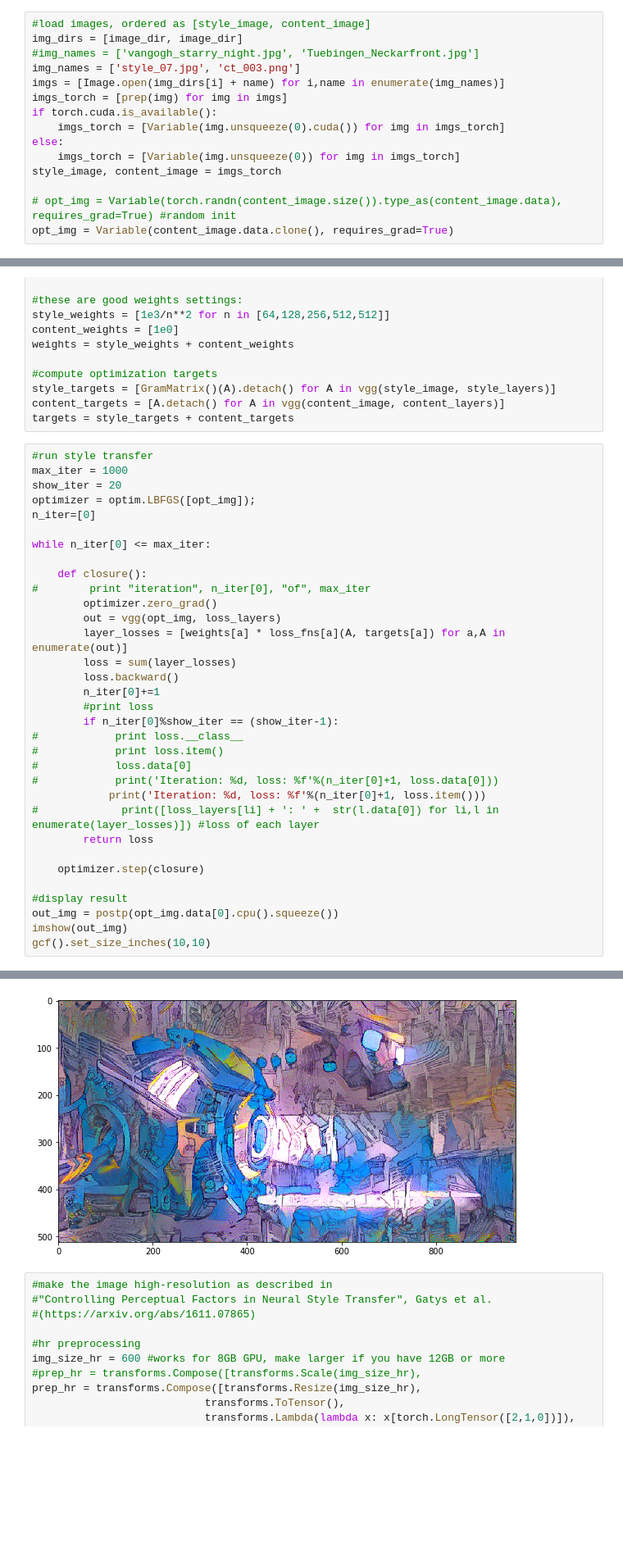
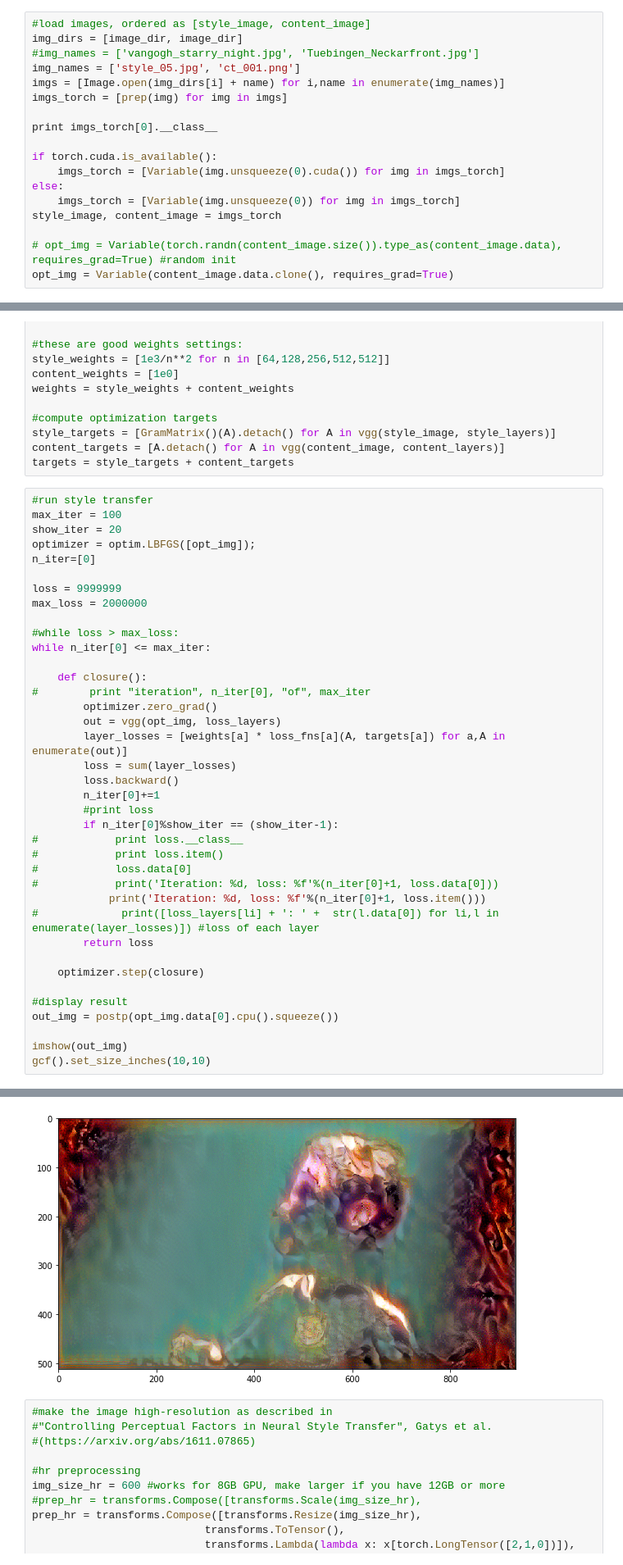
Before and after one commit to fdan/PytorchNeuralStyleTransfer, a Jupyter notebook: NeuralStyleTransfer.ipynb, the cells around one changed output, grey strips where cells are left out. Shown: that part at 82% size. Saved outputs shown, nothing was run; the diff lists cells and outputs as text; blank space fills up the shorter version.

```diff
--- a/NeuralStyleTransfer.ipynb
+++ b/NeuralStyleTransfer.ipynb
@@ -128,9 +128,12 @@ if torch.cuda.is_available():
 #load images, ordered as [style_image, content_image]
 img_dirs = [image_dir, image_dir]
 #img_names = ['vangogh_starry_night.jpg', 'Tuebingen_Neckarfront.jpg']
-img_names = ['style_07.jpg', 'ct_003.png']
+img_names = ['style_05.jpg', 'ct_001.png']
 imgs = [Image.open(img_dirs[i] + name) for i,name in enumerate(img_names)]
 imgs_torch = [prep(img) for img in imgs]
+
+print imgs_torch[0].__class__
+
 if torch.cuda.is_available():
     imgs_torch = [Variable(img.unsqueeze(0).cuda()) for img in imgs_torch]
 else:
@@ -166,11 +171,15 @@ content_targets = [A.detach() for A in vgg(content_image, content_layers)]
 targets = style_targets + content_targets
 # %%
 #run style transfer
-max_iter = 1000
+max_iter = 100
 show_iter = 20
 optimizer = optim.LBFGS([opt_img]);
 n_iter=[0]
 
+loss = 9999999
+max_loss = 2000000
+
+#while loss > max_loss:
 while n_iter[0] <= max_iter:
 
     def closure():
@@ -195,6 +204,7 @@ while n_iter[0] <= max_iter:
 
 #display result
 out_img = postp(opt_img.data[0].cpu().squeeze())
+
 imshow(out_img)
 gcf().set_size_inches(10,10)
 # %% [output]
@@ -218,4 +217,4 @@ Iteration: 1020, loss: 635450.062500
-[figure, old version]
+[figure, new version]
 # %%
 #make the image high-resolution as described in
 #"Controlling Perceptual Factors in Neural Style Transfer", Gatys et al.
```
Also changed, not shown: parts of 4 cells of this notebook, 7 other files.
